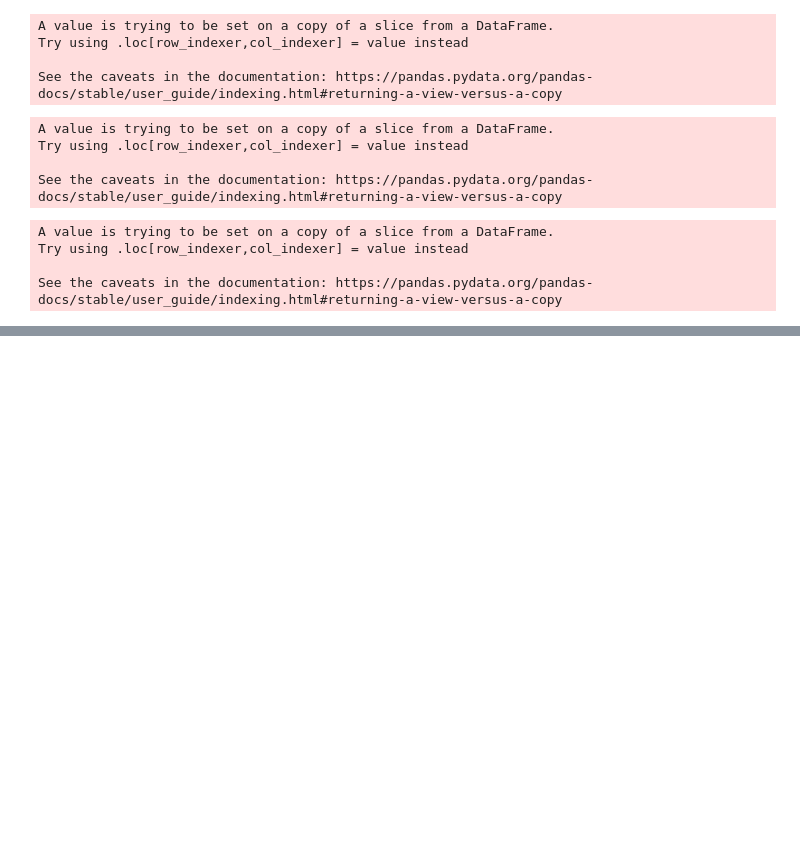
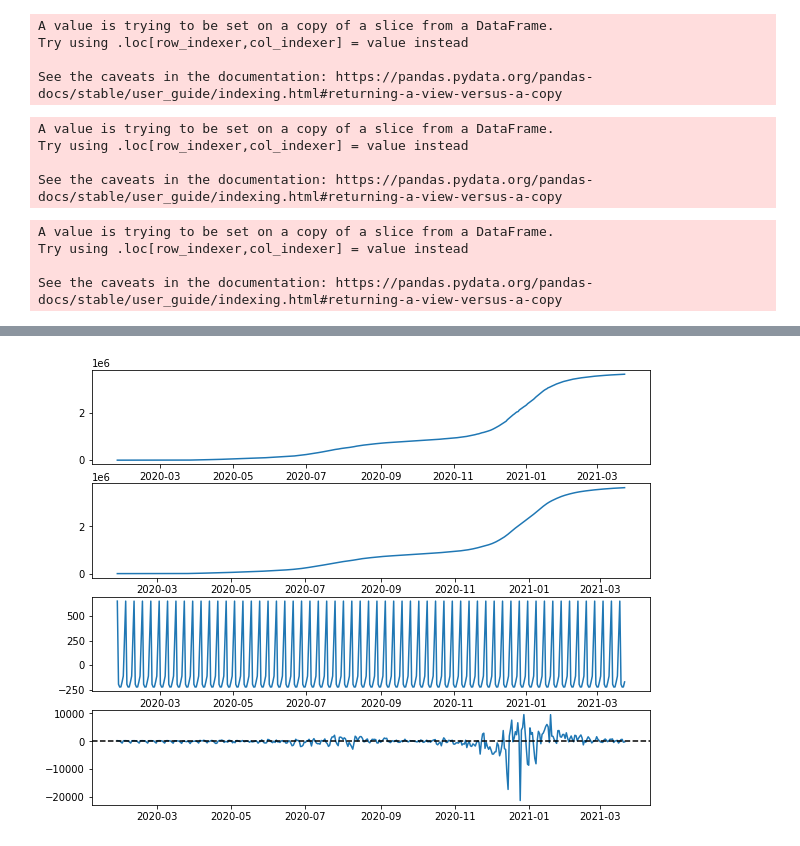
Before and after one commit to RicardoPreto/Covid-19_USA, a Jupyter notebook: Covid_19_USA.ipynb, the cells around one changed output, grey strips where cells are left out. Saved outputs shown, nothing was run; the diff lists cells and outputs as text; code cells hidden in the pictures; blank space fills up the shorter version.

```diff
--- a/Covid_19_USA.ipynb
+++ b/Covid_19_USA.ipynb
@@ -253,0 +289,12 @@ print(taxmorte_tx)
+# %%
+    #Trabalhar com os dados da Califórnia
+fig, (ax1, ax2, ax3, ax4) = plt.subplots(4, 1, figsize=(10,8))
+
+ax1.plot(dec_ca.observed)
+ax2.plot(dec_ca.trend)
+ax3.plot(dec_ca.seasonal)
+ax4.plot(casos_ca.index, dec_ca.resid)
+ax4.axhline(0, linestyle='dashed', c='black')
+plt.show()
+# %% [output]
+[figure, added]
```
Also changed, not shown: parts of 14 cells of this notebook.
